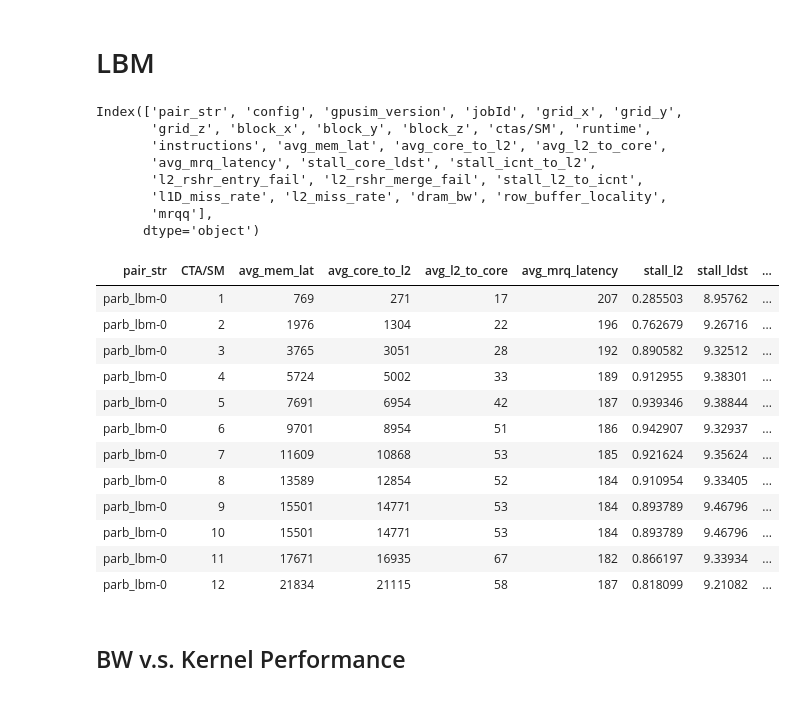
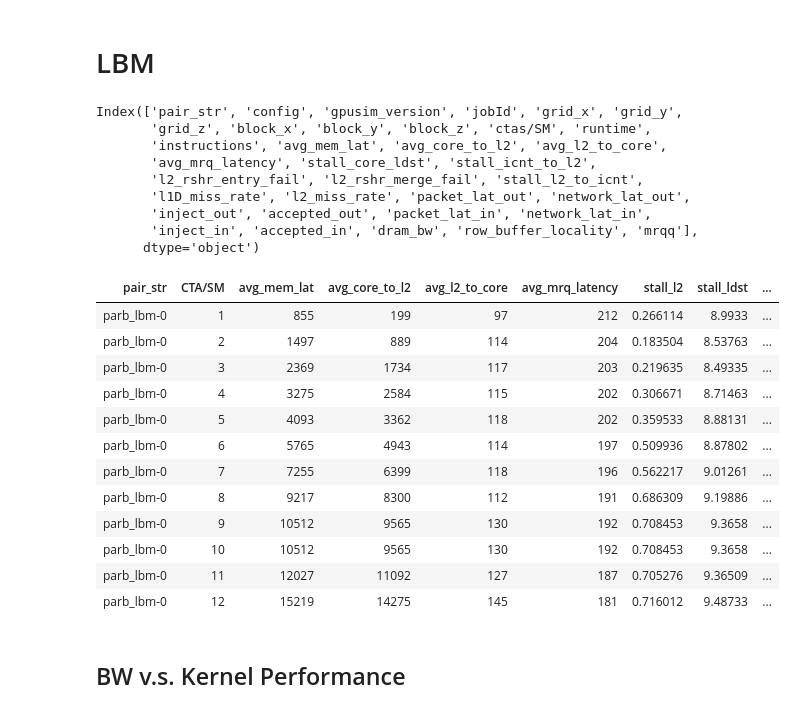
Before and after one commit to UofT-EcoSystem/gpgpu-sim_simulations, a Jupyter notebook: util/job_launching/results/gen-table.ipynb, the cells around one changed output. Saved outputs shown, nothing was run; the diff lists cells and outputs as text; code cells hidden in the pictures.

```diff
--- a/util/job_launching/results/gen-table.ipynb
+++ b/util/job_launching/results/gen-table.ipynb
@@ -4,6 +4,7 @@ import matplotlib.pyplot as plt
 import pandas as pd
 from tabulate import tabulate
 import re
+import seaborn as sns
 
 # formatting
 pd.options.display.float_format = '{:,}'.format
@@ -15,10 +16,10 @@ table_style = [{'selector': 'tr:nth-of-type(odd)',
   'props': [('background', '#606060'),
             ('color', 'white'),
             ('font-family', 'verdana'),
-            ("font-size", "100%")]},
+            ("font-size", "90%")]},
  {'selector': 'td',
   'props': [('font-family', 'verdana'),
-            ("font-size", "100%"),
+            ("font-size", "90%"),
             ("font-weight", "bold")]},
  {'selector': 'tr:hover',
   'props': [('background-color', '#ffffcc')]}
@@ -294,7 +295,7 @@ s_stall.style.set_table_styles(table_style).hide_index()\
 # %% [markdown]
 # LBM
 # %%
-ldf = pd.read_csv('lbm.csv')
+ldf = pd.read_csv('lbm-hop.csv')
 print(ldf.columns)
 # %% [output]
 Index(['pair_str', 'config', 'gpusim_version', 'jobId', 'grid_x', 'grid_y',
@@ -302,38 +303,43 @@ Index(['pair_str', 'config', 'gpusim_version', 'jobId', 'grid_x', 'grid_y',
        'instructions', 'avg_mem_lat', 'avg_core_to_l2', 'avg_l2_to_core',
        'avg_mrq_latency', 'stall_core_ldst', 'stall_icnt_to_l2',
        'l2_rshr_entry_fail', 'l2_rshr_merge_fail', 'stall_l2_to_icnt',
-       'l1D_miss_rate', 'l2_miss_rate', 'dram_bw', 'row_buffer_locality',
-       'mrqq'],
+       'l1D_miss_rate', 'l2_miss_rate', 'packet_lat_out', 'network_lat_out',
+       'inject_out', 'accepted_out', 'packet_lat_in', 'network_lat_in',
+       'inject_in', 'accepted_in', 'dram_bw', 'row_buffer_locality', 'mrqq'],
       dtype='object')
 # %%
 ldf['CTA/SM'] = ldf['config'].apply(lambda x: x[7:-3]).astype(int)
 ldf['avg_dram_bw'] = ldf['dram_bw'].transform(avg_array)
 ldf['avg_row_locality'] = ldf['row_buffer_locality'].transform(avg_array)
 ldf['avg_mrqq'] = ldf['mrqq'].transform(avg_array)
-ldf['stall_l2'] = ldf['stall_icnt_to_l2'].div(ldf['runtime']) / 24
+ldf['stall_l2'] = ldf['stall_icnt_to_l2'].div(ldf['runtime']) / 44
 ldf['stall_ldst'] = ldf['stall_core_ldst'].div(ldf['runtime'])
 
 l_basic = ldf[['pair_str', 'CTA/SM',
                'avg_mem_lat', 'avg_core_to_l2', 'avg_l2_to_core', 'avg_mrq_latency',
                'stall_l2', 'stall_ldst',
                'avg_dram_bw', 'avg_row_locality', 'avg_mrqq',
-               'runtime', 'instructions']].sort_values(by=['CTA/SM'])
+               'runtime', 'instructions',
+               'packet_lat_out', 'network_lat_out',
+               'inject_out', 'accepted_out', 'packet_lat_in', 'network_lat_in',
+               'inject_in', 'accepted_in'
+              ]].sort_values(by=['CTA/SM'])
 
 l_basic.style.set_table_styles(table_style).hide_index()
 # %% [output]
 | pair_str | CTA/SM | avg_mem_lat | avg_core_to_l2 | avg_l2_to_core | avg_mrq_latency | stall_l2 | stall_ldst | ... |
-| parb_lbm-0 | 1 | 769 | 271 | 17 | 207 | 0.285503 | 8.95762 | ... |
-| parb_lbm-0 | 2 | 1976 | 1304 | 22 | 196 | 0.762679 | 9.26716 | ... |
-| parb_lbm-0 | 3 | 3765 | 3051 | 28 | 192 | 0.890582 | 9.32512 | ... |
-| parb_lbm-0 | 4 | 5724 | 5002 | 33 | 189 | 0.912955 | 9.38301 | ... |
-| parb_lbm-0 | 5 | 7691 | 6954 | 42 | 187 | 0.939346 | 9.38844 | ... |
-| parb_lbm-0 | 6 | 9701 | 8954 | 51 | 186 | 0.942907 | 9.32937 | ... |
-| parb_lbm-0 | 7 | 11609 | 10868 | 53 | 185 | 0.921624 | 9.35624 | ... |
-| parb_lbm-0 | 8 | 13589 | 12854 | 52 | 184 | 0.910954 | 9.33405 | ... |
-| parb_lbm-0 | 9 | 15501 | 14771 | 53 | 184 | 0.893789 | 9.46796 | ... |
-| parb_lbm-0 | 10 | 15501 | 14771 | 53 | 184 | 0.893789 | 9.46796 | ... |
-| parb_lbm-0 | 11 | 17671 | 16935 | 67 | 182 | 0.866197 | 9.33934 | ... |
-| parb_lbm-0 | 12 | 21834 | 21115 | 58 | 187 | 0.818099 | 9.21082 | ... |
+| parb_lbm-0 | 1 | 855 | 199 | 97 | 212 | 0.266114 | 8.9933 | ... |
+| parb_lbm-0 | 2 | 1497 | 889 | 114 | 204 | 0.183504 | 8.53763 | ... |
+| parb_lbm-0 | 3 | 2369 | 1734 | 117 | 203 | 0.219635 | 8.49335 | ... |
+| parb_lbm-0 | 4 | 3275 | 2584 | 115 | 202 | 0.306671 | 8.71463 | ... |
+| parb_lbm-0 | 5 | 4093 | 3362 | 118 | 202 | 0.359533 | 8.88131 | ... |
+| parb_lbm-0 | 6 | 5765 | 4943 | 114 | 197 | 0.509936 | 8.87802 | ... |
+| parb_lbm-0 | 7 | 7255 | 6399 | 118 | 196 | 0.562217 | 9.01261 | ... |
+| parb_lbm-0 | 8 | 9217 | 8300 | 112 | 191 | 0.686309 | 9.19886 | ... |
+| parb_lbm-0 | 9 | 10512 | 9565 | 130 | 192 | 0.708453 | 9.3658 | ... |
+| parb_lbm-0 | 10 | 10512 | 9565 | 130 | 192 | 0.708453 | 9.3658 | ... |
+| parb_lbm-0 | 11 | 12027 | 11092 | 127 | 187 | 0.705276 | 9.36509 | ... |
+| parb_lbm-0 | 12 | 15219 | 14275 | 145 | 181 | 0.716012 | 9.48733 | ... |
 # %% [markdown]
 ## BW v.s. Kernel Performance
 # %%
```
Also changed, not shown: parts of 7 cells of this notebook.
